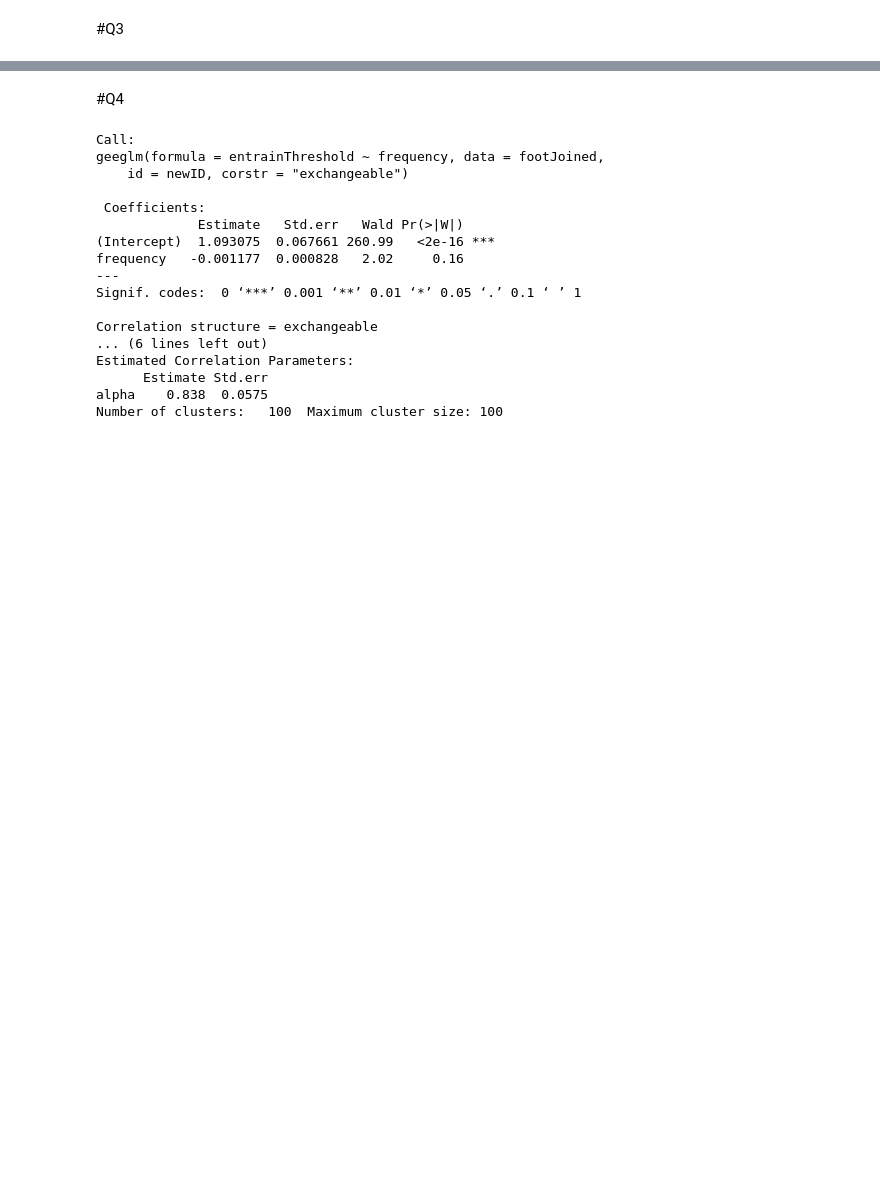
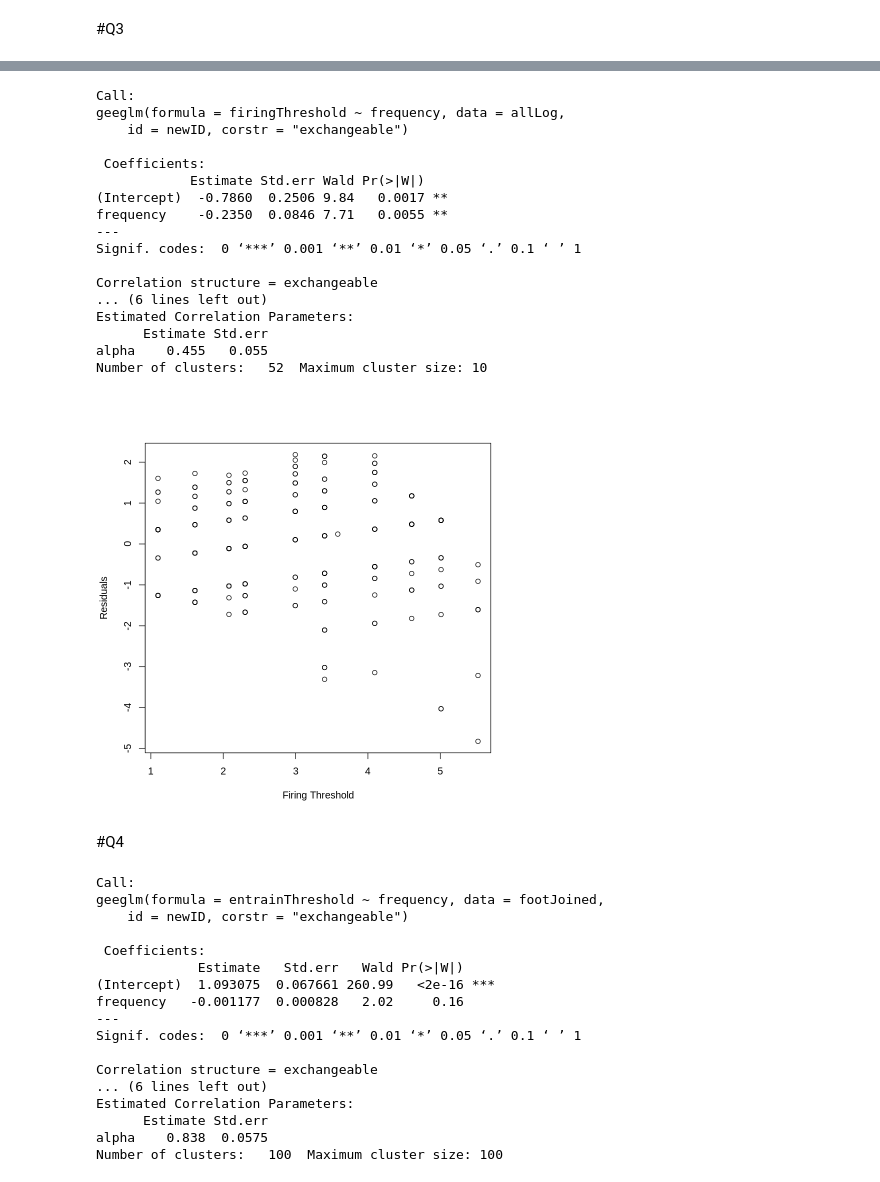
Before and after one commit to havaledar/6200, a Jupyter notebook: A2.ipynb, the cells around one changed output, grey strips where cells are left out. Drawn from its saved outputs; the diff is of its cells as text; code cells hidden in the pictures; blank space fills up the shorter version.

```diff
--- a/A2.ipynb
+++ b/A2.ipynb
@@ -555,2 +585,34 @@ Number of clusters:   103  Maximum cluster size: 108
+# %%
+allLog <- freqUniq
+allLog$firingThreshold <- log(allLog$firingThreshold)
+allLog$frequency <- log(allLog$frequency)
+#yLog<-yLog[!(yLog$impCycle=="-Inf"),]
+# %%
+f3Main <- geeglm(firingThreshold ~ frequency,
+               data = allLog,
+               id=newID,
+               corstr = "exchangeable")
+
+summary(f3Main)
+plot(allLog$frequency, resid(f3Main), ylab="Residuals", xlab="Firing Threshold")
+# %% [output]
+Call:
+geeglm(formula = firingThreshold ~ frequency, data = allLog,
+    id = newID, corstr = "exchangeable")
+
+ Coefficients:
+            Estimate Std.err Wald Pr(>|W|)
+(Intercept)  -0.7860  0.2506 9.84   0.0017 **
+frequency    -0.2350  0.0846 7.71   0.0055 **
+---
+Signif. codes:  0 ‘***’ 0.001 ‘**’ 0.01 ‘*’ 0.05 ‘.’ 0.1 ‘ ’ 1
+
+Correlation structure = exchangeable
+... (6 lines left out)
+Estimated Correlation Parameters:
+      Estimate Std.err
+alpha    0.455   0.055
+Number of clusters:   52  Maximum cluster size: 10
+[figure, added]
 # %% [markdown]
 #Q4
```
Also changed, not shown: parts of 6 cells of this notebook.
